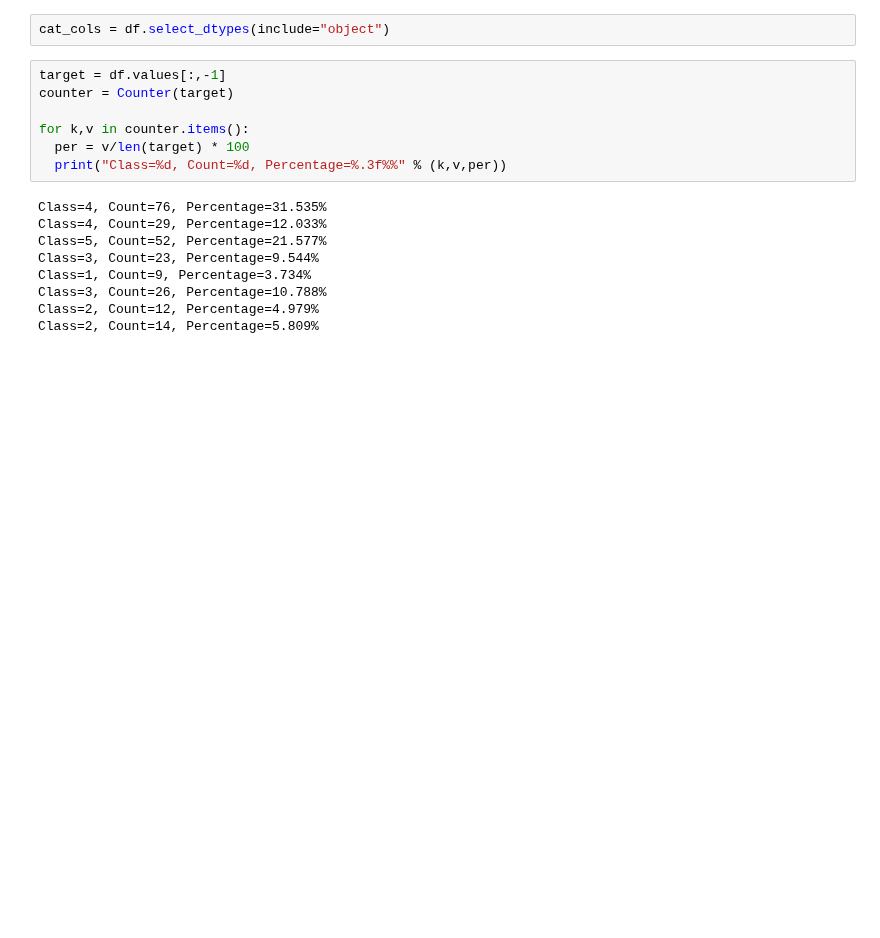
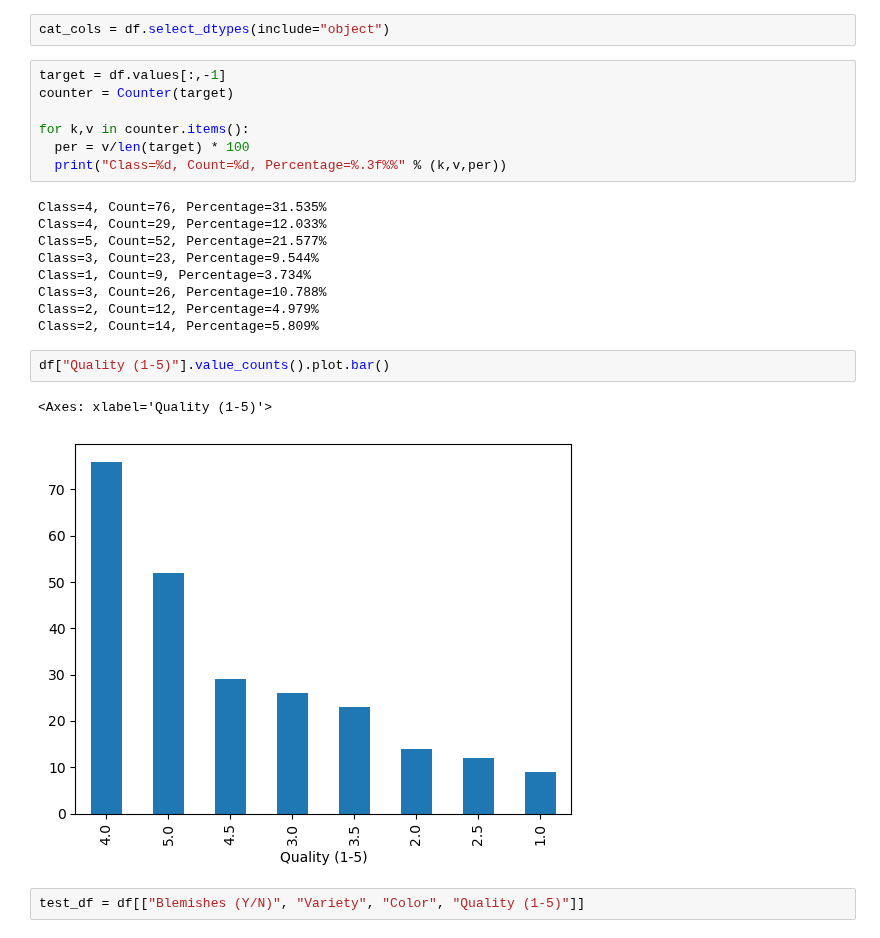
Before and after one commit to MaukanMir/Orange-Quality-Analysis-Classifier, a Jupyter notebook: training.ipynb, the cells around one changed output. Drawn from its saved outputs; the diff is of its cells as text; blank space fills up the shorter version.

```diff
--- a/training.ipynb
+++ b/training.ipynb
@@ -224,3 +224,10 @@ Class=1, Count=9, Percentage=3.734%
 Class=3, Count=26, Percentage=10.788%
 Class=2, Count=12, Percentage=4.979%
 Class=2, Count=14, Percentage=5.809%
+# %%
+df["Quality (1-5)"].value_counts().plot.bar()
+# %% [output]
+<Axes: xlabel='Quality (1-5)'>
+[figure, added]
+# %%
+test_df = df[["Blemishes (Y/N)", "Variety", "Color", "Quality (1-5)"]]
```
Also changed, not shown: parts of 1 cell of this notebook.
